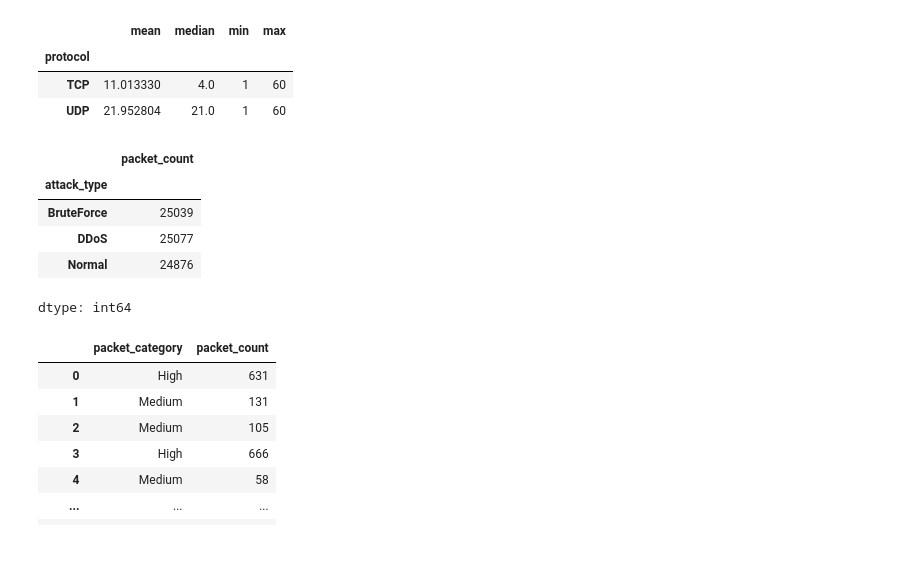
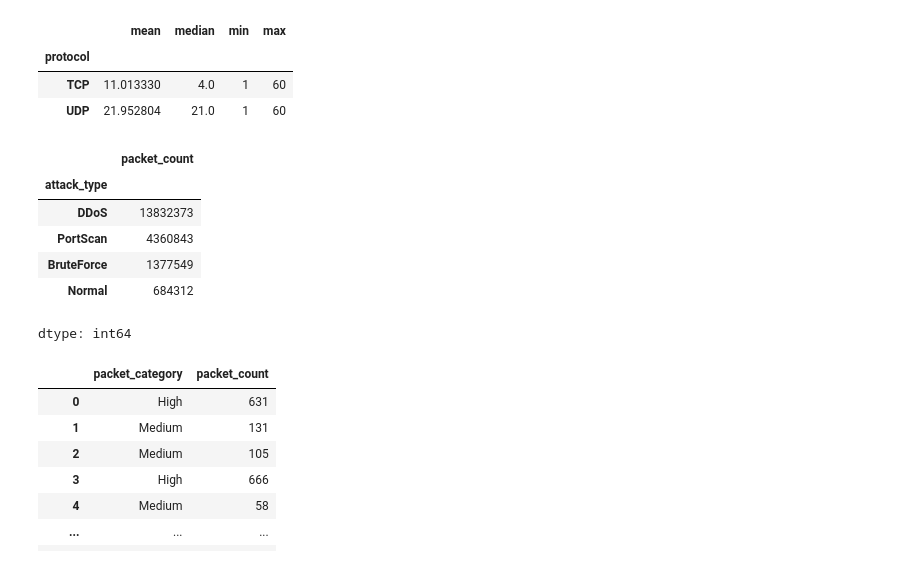
Before and after one commit to Anshulmohan27/Python_Everything, a Jupyter notebook: Pandas_Practice_3.ipynb, the cells around one changed output. Cells and saved outputs as stored; diff of their text form; code cells hidden in the pictures.

```diff
--- a/Pandas_Practice_3.ipynb
+++ b/Pandas_Practice_3.ipynb
@@ -387,13 +387,14 @@ df.groupby('protocol')['duration'].agg(['mean', 'median', 'min','max'])
 | UDP | 21.952804 | 21.0 | 1 | 60 |
 # %%
 #Top 3 attack types by total packet count
-df.groupby('attack_type')['packet_count'].size().head(3)
+df.groupby('attack_type')['packet_count'].sum().sort_values(ascending = False)
 # %% [output]
 |  | packet_count |
 | attack_type |  |
-| BruteForce | 25039 |
-| DDoS | 25077 |
-| Normal | 24876 |
+| DDoS | 13832373 |
+| PortScan | 4360843 |
+| BruteForce | 1377549 |
+| Normal | 684312 |
 dtype: int64
 # %%
 #Create a column categorizing packet count:
```
